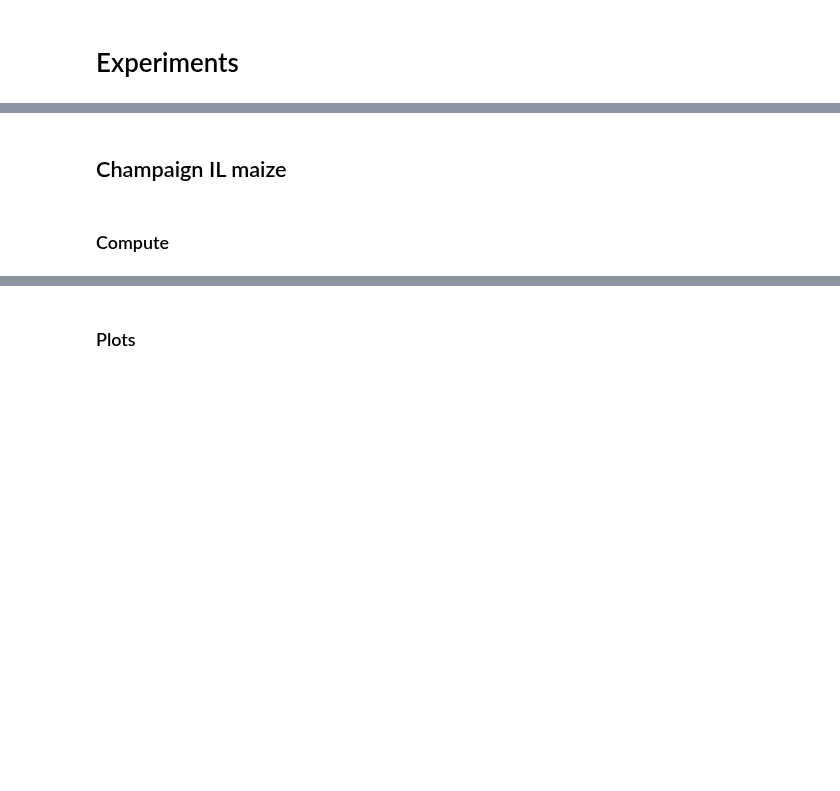
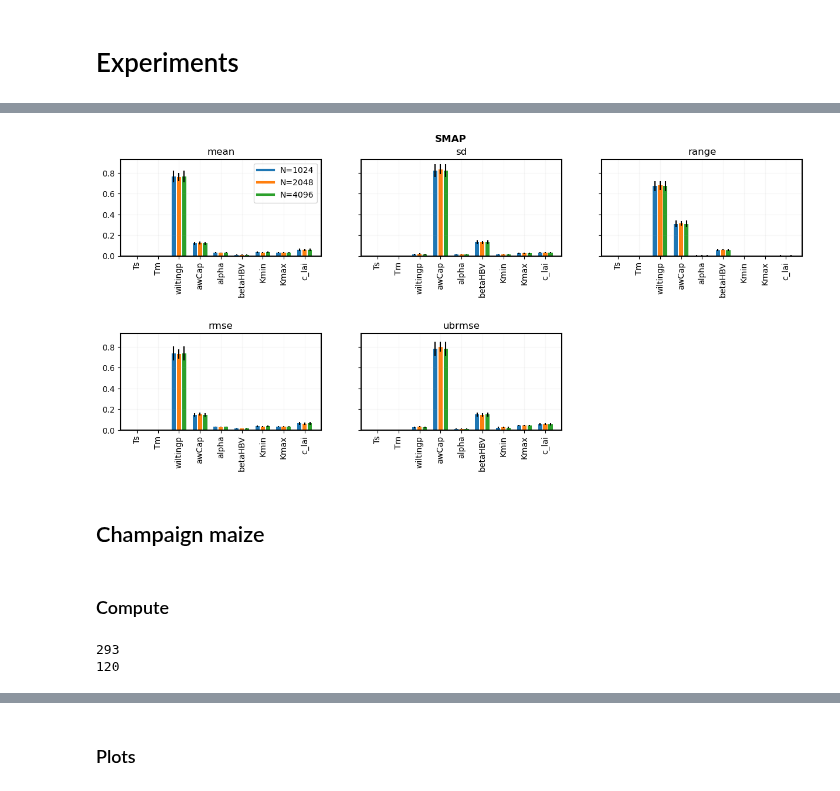
Before and after one commit to david0811/lafferty-etal-2024-tbd, a Jupyter notebook: code/01_WBM_SA.ipynb, the cells around one changed output, grey strips where cells are left out. Cells and saved outputs as stored; diff of their text form; code cells hidden in the pictures; blank space fills up the shorter version.

```diff
--- a/code/01_WBM_SA.ipynb
+++ b/code/01_WBM_SA.ipynb
@@ -235,4 +275,12 @@ def wbm_sa(ix, iy, forcing, eval, tas_delta, prcp_factor, experiment_name, N, sa
+# %%
+obs_name = "SMAP"
+experiment = "yellowstone"
+save_name = f"{experiment}_{obs_name}_hist"
+
+make_hist_plot(obs_name, experiment, save_name)
+# %% [output]
+[figure, added]
 # %% [markdown]
-## Champaign IL maize
+## Champaign maize
 # %% [markdown]
 ### Compute
@@ -238,0 +290,14 @@ def wbm_sa(ix, iy, forcing, eval, tas_delta, prcp_factor, experiment_name, N, sa
+# %%
+# Get location coordinates
+ds_grid = xr.open_dataset(f"{project_data_path}/WBM/calibration/CONUS/SMAP/SMAP_validation.nc")
+lons = ds_grid.lon
+lats = ds_grid.lat
+
+# Get indices
+ix = (np.abs(lons - lon)).argmin().values
+print(ix)
+iy = (np.abs(lats - lat)).argmin().values
+print(iy)
+# %% [output]
+293
+120
```
Also changed, not shown: parts of 36 cells of this notebook, 8 other files.
